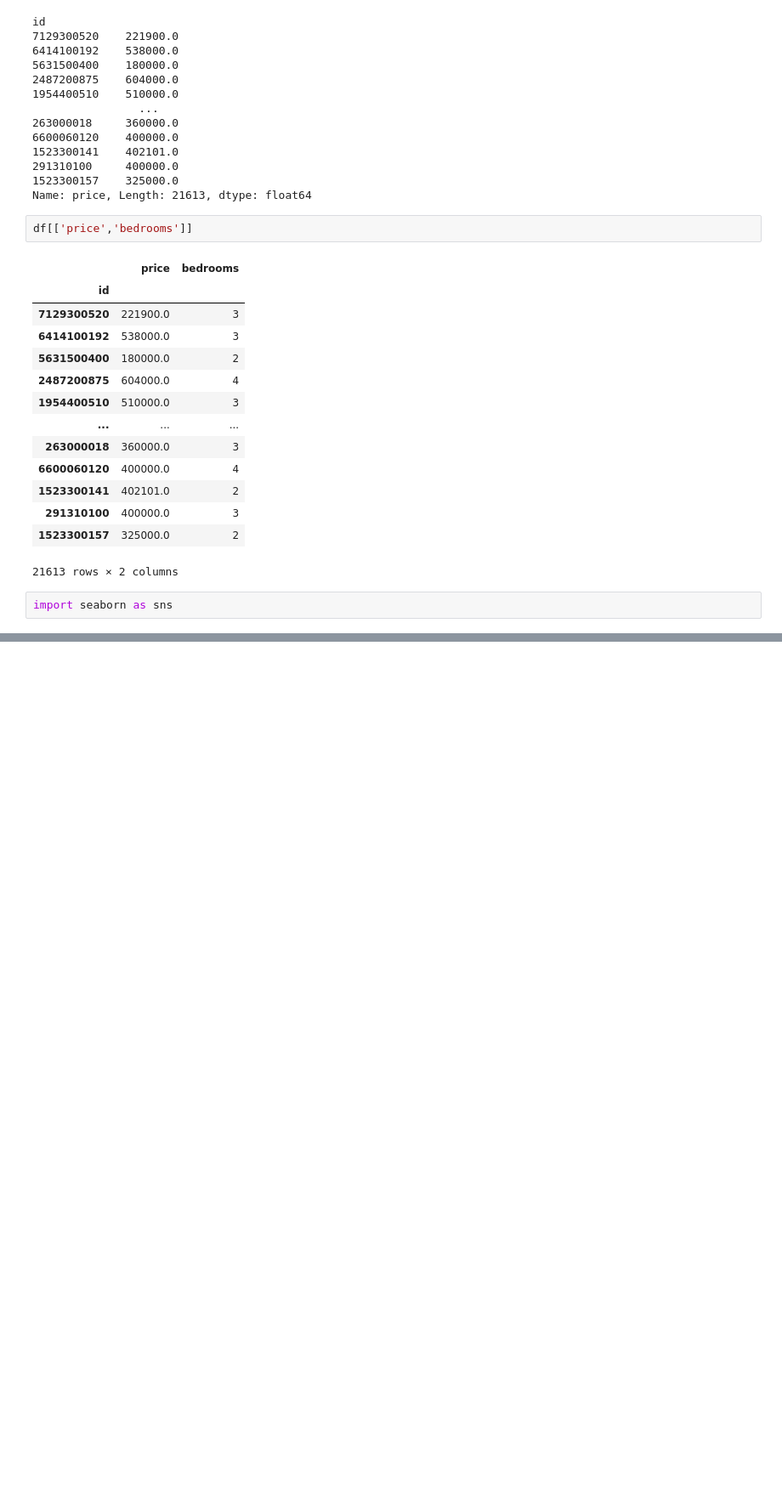
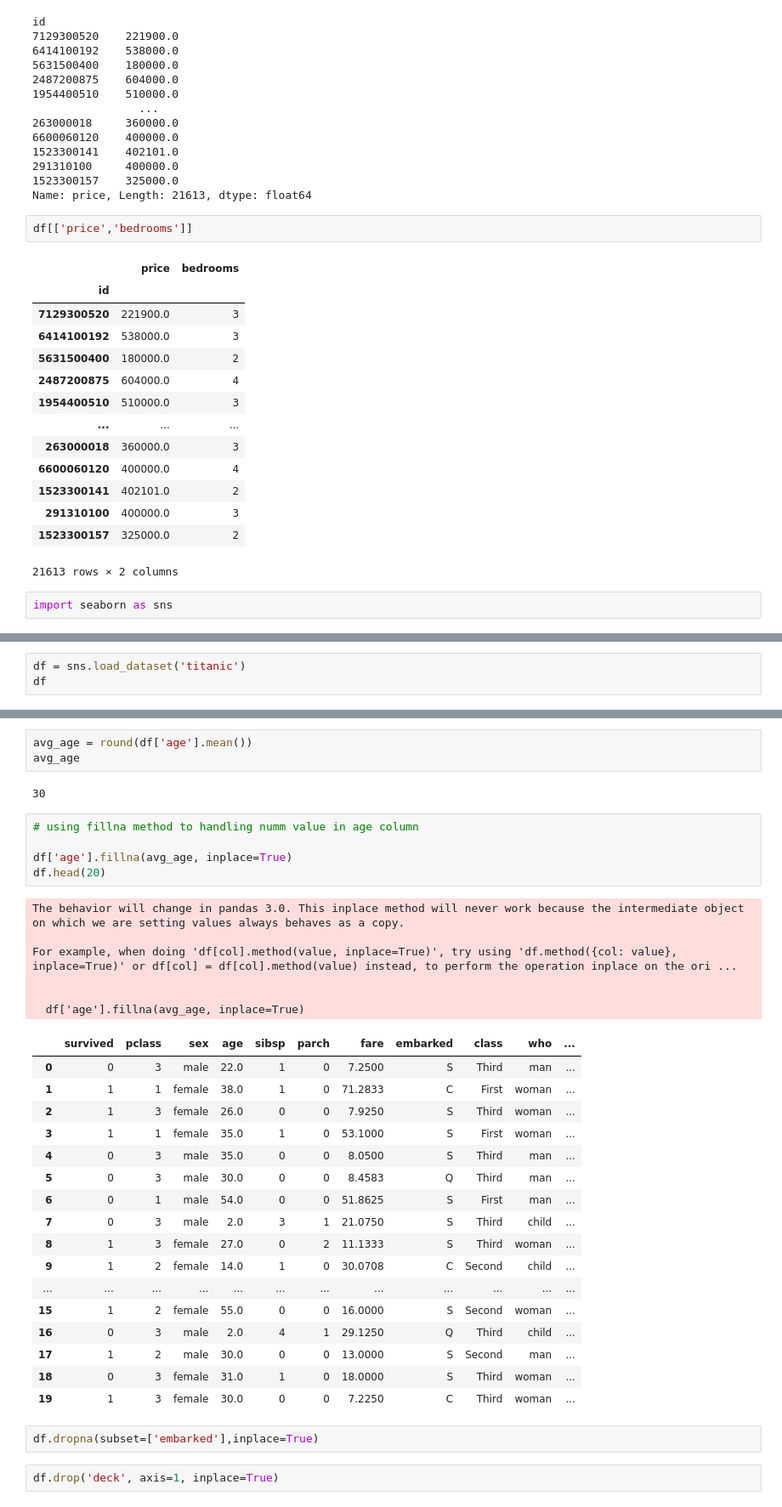
Before and after one commit to harshkumar53/python, a Jupyter notebook: data analysis/analysis.ipynb, the cells around one changed output, grey strips where cells are left out. Shown: that part at 85% size. Cells and saved outputs as stored; diff of their text form; blank space fills up the shorter version.

```diff
--- a/data analysis/analysis.ipynb
+++ b/data analysis/analysis.ipynb
@@ -346,0 +348,3 @@ dtype: int64
+# %%
+df = sns.load_dataset('titanic')
+df
@@ -346,0 +384,38 @@ dtype: int64
+# %%
+avg_age = round(df['age'].mean())
+avg_age
+# %% [output]
+30
+# %%
+# using fillna method to handling numm value in age column
+
+df['age'].fillna(avg_age, inplace=True)
+df.head(20)
+# %% [output]
+The behavior will change in pandas 3.0. This inplace method will never work because the intermediate object on which we are setting values always behaves as a copy.
+
+For example, when doing 'df[col].method(value, inplace=True)', try using 'df.method({col: value}, inplace=True)' or df[col] = df[col].method(value) instead, to perform the operation inplace on the ori ...
+
+
+  df['age'].fillna(avg_age, inplace=True)
+|  | survived | pclass | sex | age | sibsp | parch | fare | embarked | class | who | ... |
+| 0 | 0 | 3 | male | 22.0 | 1 | 0 | 7.2500 | S | Third | man | ... |
+| 1 | 1 | 1 | female | 38.0 | 1 | 0 | 71.2833 | C | First | woman | ... |
+| 2 | 1 | 3 | female | 26.0 | 0 | 0 | 7.9250 | S | Third | woman | ... |
+| 3 | 1 | 1 | female | 35.0 | 1 | 0 | 53.1000 | S | First | woman | ... |
+| 4 | 0 | 3 | male | 35.0 | 0 | 0 | 8.0500 | S | Third | man | ... |
+| 5 | 0 | 3 | male | 30.0 | 0 | 0 | 8.4583 | Q | Third | man | ... |
+| 6 | 0 | 1 | male | 54.0 | 0 | 0 | 51.8625 | S | First | man | ... |
+| 7 | 0 | 3 | male | 2.0 | 3 | 1 | 21.0750 | S | Third | child | ... |
+| 8 | 1 | 3 | female | 27.0 | 0 | 2 | 11.1333 | S | Third | woman | ... |
+| 9 | 1 | 2 | female | 14.0 | 1 | 0 | 30.0708 | C | Second | child | ... |
+| ... | ... | ... | ... | ... | ... | ... | ... | ... | ... | ... | ... |
+| 15 | 1 | 2 | female | 55.0 | 0 | 0 | 16.0000 | S | Second | woman | ... |
+| 16 | 0 | 3 | male | 2.0 | 4 | 1 | 29.1250 | Q | Third | child | ... |
+| 17 | 1 | 2 | male | 30.0 | 0 | 0 | 13.0000 | S | Second | man | ... |
+| 18 | 0 | 3 | female | 31.0 | 1 | 0 | 18.0000 | S | Third | woman | ... |
+| 19 | 1 | 3 | female | 30.0 | 0 | 0 | 7.2250 | C | Third | woman | ... |
+# %%
+df.dropna(subset=['embarked'],inplace=True)
+# %%
+df.drop('deck', axis=1, inplace=True)
```
Also changed, not shown: parts of 16 cells of this notebook, 2 other files.
